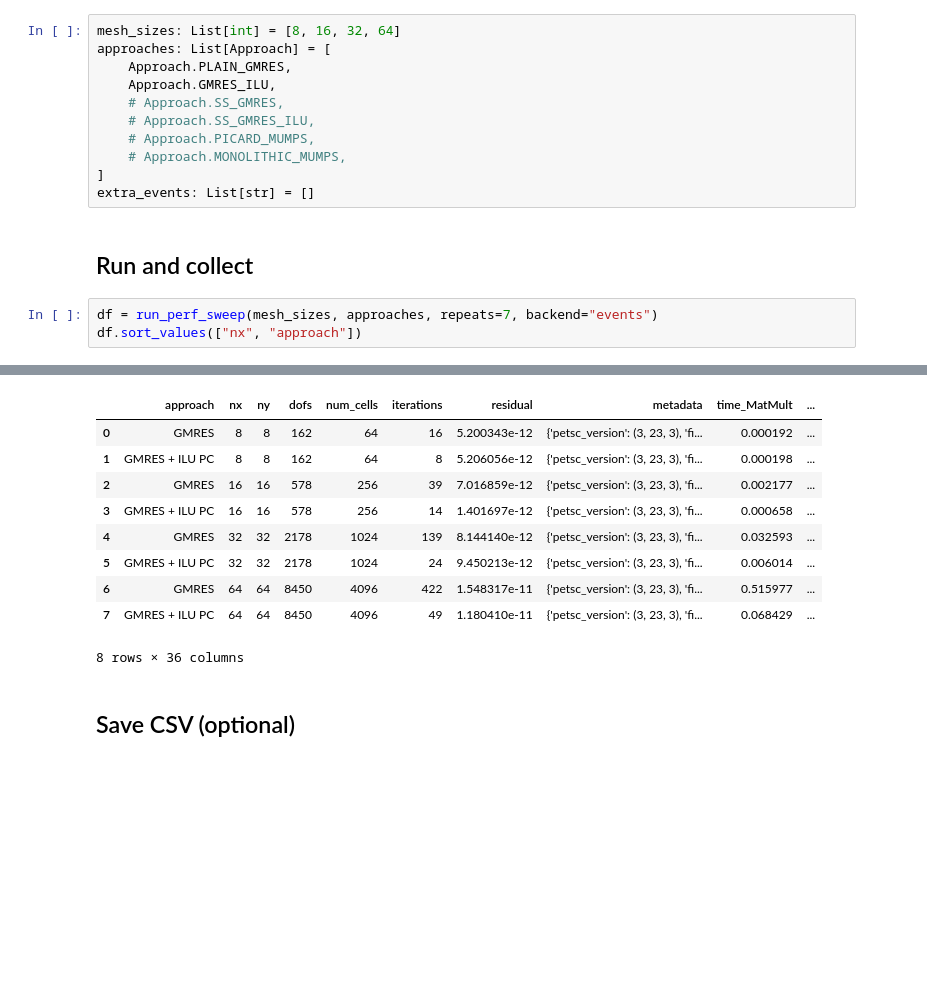
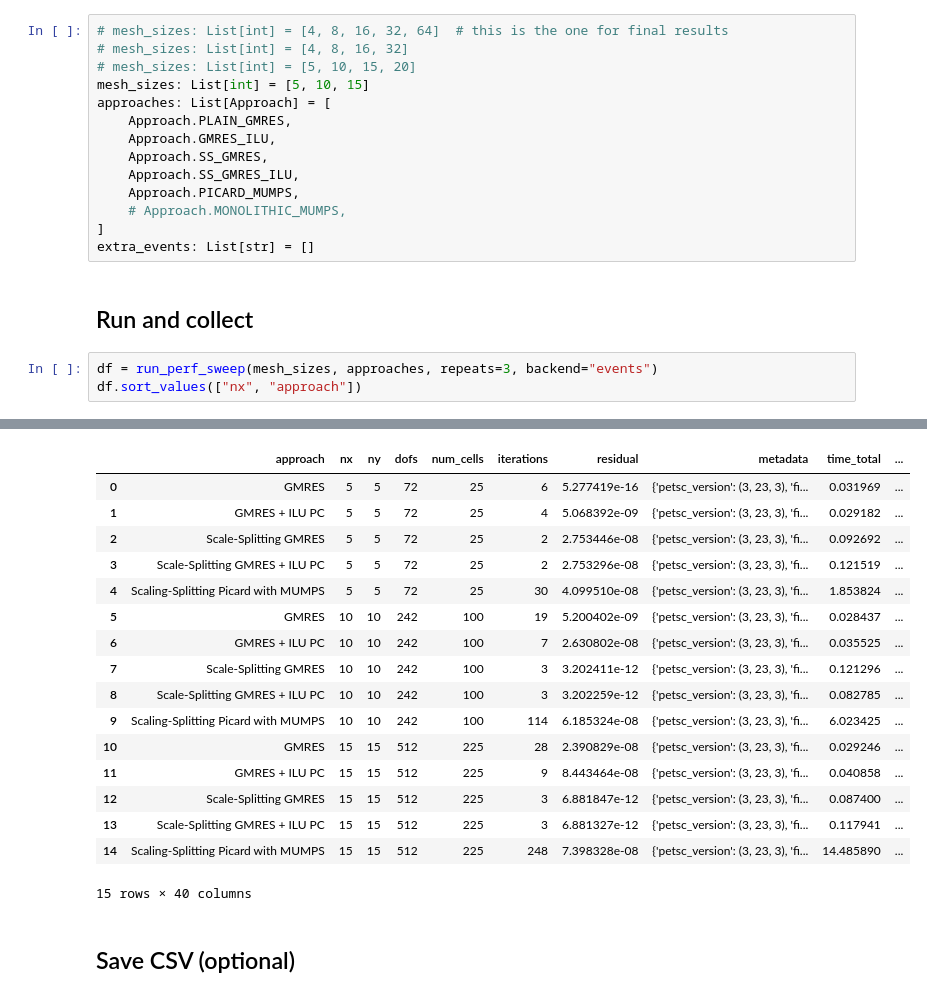
Before and after one commit to ThermoPhase-FCSRG/perphil, a Jupyter notebook: notebooks/petsc-profiling-time-benchmarks.ipynb, the cells around one changed output, grey strips where cells are left out. Drawn from its saved outputs; the diff is of its cells as text; blank space fills up the shorter version.

```diff
--- a/notebooks/petsc-profiling-time-benchmarks.ipynb
+++ b/notebooks/petsc-profiling-time-benchmarks.ipynb
@@ -23,19 +26,22 @@ from perphil.experiments.petsc_profiling import run_perf_sweep, save_perf_csv
 # %% [markdown]
 ## Parameters
 # %%
-mesh_sizes: List[int] = [8, 16, 32, 64]
+# mesh_sizes: List[int] = [4, 8, 16, 32, 64]  # this is the one for final results
+# mesh_sizes: List[int] = [4, 8, 16, 32]
+# mesh_sizes: List[int] = [5, 10, 15, 20]
+mesh_sizes: List[int] = [5, 10, 15]
 approaches: List[Approach] = [
     Approach.PLAIN_GMRES,
     Approach.GMRES_ILU,
-    # Approach.SS_GMRES,
-    # Approach.SS_GMRES_ILU,
-    # Approach.PICARD_MUMPS,
+    Approach.SS_GMRES,
+    Approach.SS_GMRES_ILU,
+    Approach.PICARD_MUMPS,
     # Approach.MONOLITHIC_MUMPS,
 ]
 extra_events: List[str] = []
 # %% [markdown]
 ## Run and collect
 # %%
-df = run_perf_sweep(mesh_sizes, approaches, repeats=7, backend="events")
+df = run_perf_sweep(mesh_sizes, approaches, repeats=3, backend="events")
 df.sort_values(["nx", "approach"])
 # %% [output]
@@ -50,13 +63,20 @@ df.sort_values(["nx", "approach"])
-|  | approach | nx | ny | dofs | num_cells | iterations | residual | metadata | time_MatMult | ... |
-| 0 | GMRES | 8 | 8 | 162 | 64 | 16 | 5.200343e-12 | {'petsc_version': (3, 23, 3), 'fi... | 0.000192 | ... |
-| 1 | GMRES + ILU PC | 8 | 8 | 162 | 64 | 8 | 5.206056e-12 | {'petsc_version': (3, 23, 3), 'fi... | 0.000198 | ... |
-| 2 | GMRES | 16 | 16 | 578 | 256 | 39 | 7.016859e-12 | {'petsc_version': (3, 23, 3), 'fi... | 0.002177 | ... |
-| 3 | GMRES + ILU PC | 16 | 16 | 578 | 256 | 14 | 1.401697e-12 | {'petsc_version': (3, 23, 3), 'fi... | 0.000658 | ... |
-| 4 | GMRES | 32 | 32 | 2178 | 1024 | 139 | 8.144140e-12 | {'petsc_version': (3, 23, 3), 'fi... | 0.032593 | ... |
-| 5 | GMRES + ILU PC | 32 | 32 | 2178 | 1024 | 24 | 9.450213e-12 | {'petsc_version': (3, 23, 3), 'fi... | 0.006014 | ... |
-| 6 | GMRES | 64 | 64 | 8450 | 4096 | 422 | 1.548317e-11 | {'petsc_version': (3, 23, 3), 'fi... | 0.515977 | ... |
-| 7 | GMRES + ILU PC | 64 | 64 | 8450 | 4096 | 49 | 1.180410e-11 | {'petsc_version': (3, 23, 3), 'fi... | 0.068429 | ... |
+|  | approach | nx | ny | dofs | num_cells | iterations | residual | metadata | time_total | ... |
+| 0 | GMRES | 5 | 5 | 72 | 25 | 6 | 5.277419e-16 | {'petsc_version': (3, 23, 3), 'fi... | 0.031969 | ... |
+| 1 | GMRES + ILU PC | 5 | 5 | 72 | 25 | 4 | 5.068392e-09 | {'petsc_version': (3, 23, 3), 'fi... | 0.029182 | ... |
+| 2 | Scale-Splitting GMRES | 5 | 5 | 72 | 25 | 2 | 2.753446e-08 | {'petsc_version': (3, 23, 3), 'fi... | 0.092692 | ... |
+| 3 | Scale-Splitting GMRES + ILU PC | 5 | 5 | 72 | 25 | 2 | 2.753296e-08 | {'petsc_version': (3, 23, 3), 'fi... | 0.121519 | ... |
+| 4 | Scaling-Splitting Picard with MUMPS | 5 | 5 | 72 | 25 | 30 | 4.099510e-08 | {'petsc_version': (3, 23, 3), 'fi... | 1.853824 | ... |
+| 5 | GMRES | 10 | 10 | 242 | 100 | 19 | 5.200402e-09 | {'petsc_version': (3, 23, 3), 'fi... | 0.028437 | ... |
+| 6 | GMRES + ILU PC | 10 | 10 | 242 | 100 | 7 | 2.630802e-08 | {'petsc_version': (3, 23, 3), 'fi... | 0.035525 | ... |
+| 7 | Scale-Splitting GMRES | 10 | 10 | 242 | 100 | 3 | 3.202411e-12 | {'petsc_version': (3, 23, 3), 'fi... | 0.121296 | ... |
+| 8 | Scale-Splitting GMRES + ILU PC | 10 | 10 | 242 | 100 | 3 | 3.202259e-12 | {'petsc_version': (3, 23, 3), 'fi... | 0.082785 | ... |
+| 9 | Scaling-Splitting Picard with MUMPS | 10 | 10 | 242 | 100 | 114 | 6.185324e-08 | {'petsc_version': (3, 23, 3), 'fi... | 6.023425 | ... |
+| 10 | GMRES | 15 | 15 | 512 | 225 | 28 | 2.390829e-08 | {'petsc_version': (3, 23, 3), 'fi... | 0.029246 | ... |
+| 11 | GMRES + ILU PC | 15 | 15 | 512 | 225 | 9 | 8.443464e-08 | {'petsc_version': (3, 23, 3), 'fi... | 0.040858 | ... |
+| 12 | Scale-Splitting GMRES | 15 | 15 | 512 | 225 | 3 | 6.881847e-12 | {'petsc_version': (3, 23, 3), 'fi... | 0.087400 | ... |
+| 13 | Scale-Splitting GMRES + ILU PC | 15 | 15 | 512 | 225 | 3 | 6.881327e-12 | {'petsc_version': (3, 23, 3), 'fi... | 0.117941 | ... |
+| 14 | Scaling-Splitting Picard with MUMPS | 15 | 15 | 512 | 225 | 248 | 7.398328e-08 | {'petsc_version': (3, 23, 3), 'fi... | 14.485890 | ... |
-8 rows × 36 columns
+15 rows × 40 columns
 # %% [markdown]
 ## Save CSV (optional)
 # %%
```
Also changed, not shown: parts of 8 cells of this notebook, 1 other file.
